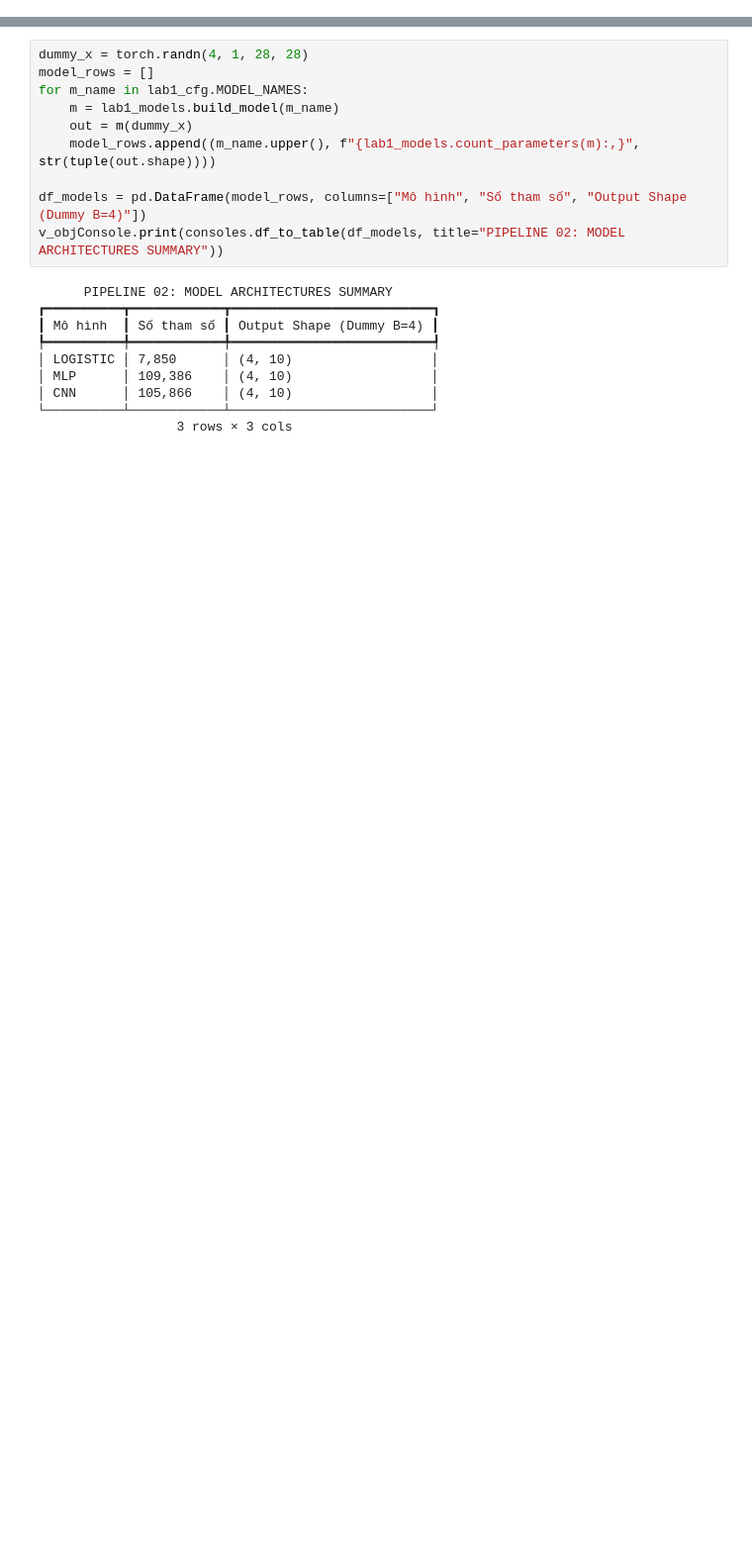
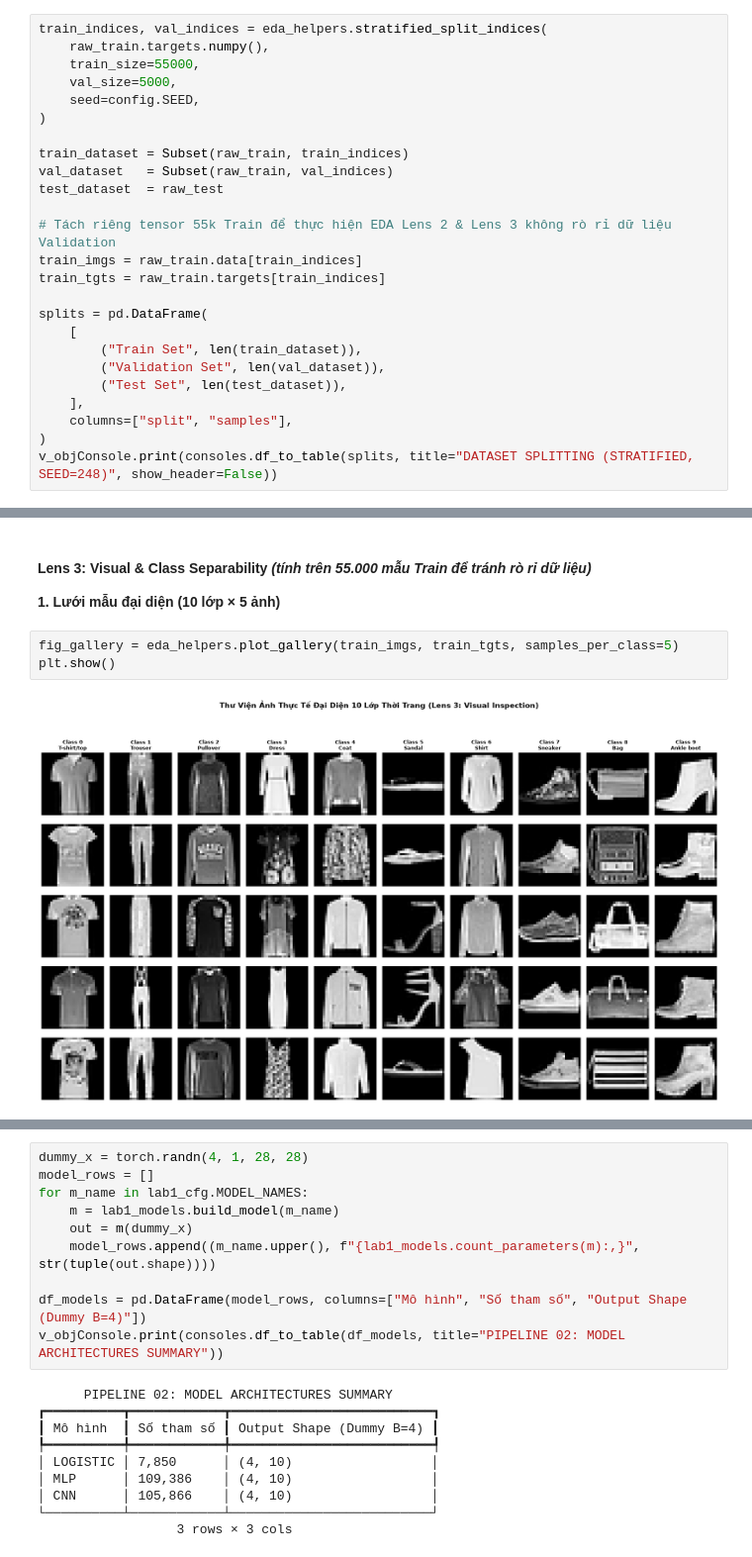
Before and after one commit to notworLe/Deeplearning-UTH, a Jupyter notebook: labs/lab1/vibe/lab1.ipynb, the cells around one changed output, grey strips where cells are left out. Shown at 99% size. Drawn from its saved outputs; the diff is of its cells as text; blank space fills up the shorter version.

```diff
--- a/labs/lab1/vibe/lab1.ipynb
+++ b/labs/lab1/vibe/lab1.ipynb
@@ -440,0 +200,25 @@ Khởi tạo độc lập 3 mô hình khớp chính xác đặc tả tại `docs
+# %%
+train_indices, val_indices = eda_helpers.stratified_split_indices(
+    raw_train.targets.numpy(),
+    train_size=55000,
+    val_size=5000,
+    seed=config.SEED,
+)
+
+train_dataset = Subset(raw_train, train_indices)
+val_dataset   = Subset(raw_train, val_indices)
+test_dataset  = raw_test
+
+# Tách riêng tensor 55k Train để thực hiện EDA Lens 2 & Lens 3 không rò rỉ dữ liệu Validation
+train_imgs = raw_train.data[train_indices]
+train_tgts = raw_train.targets[train_indices]
+
+splits = pd.DataFrame(
+    [
+        ("Train Set", len(train_dataset)),
+        ("Validation Set", len(val_dataset)),
+        ("Test Set", len(test_dataset)),
+    ],
+    columns=["split", "samples"],
+)
+v_objConsole.print(consoles.df_to_table(splits, title="DATASET SPLITTING (STRATIFIED, SEED=248)", show_header=False))
@@ -440,0 +332,9 @@ Khởi tạo độc lập 3 mô hình khớp chính xác đặc tả tại `docs
+# %% [markdown]
+#### Lens 3: Visual & Class Separability *(tính trên 55.000 mẫu Train để tránh rò rỉ dữ liệu)*
+
+**1. Lưới mẫu đại diện (10 lớp × 5 ảnh)**
+# %%
+fig_gallery = eda_helpers.plot_gallery(train_imgs, train_tgts, samples_per_class=5)
+plt.show()
+# %% [output]
+[figure, added]
```
Also changed, not shown: parts of 84 cells of this notebook.
